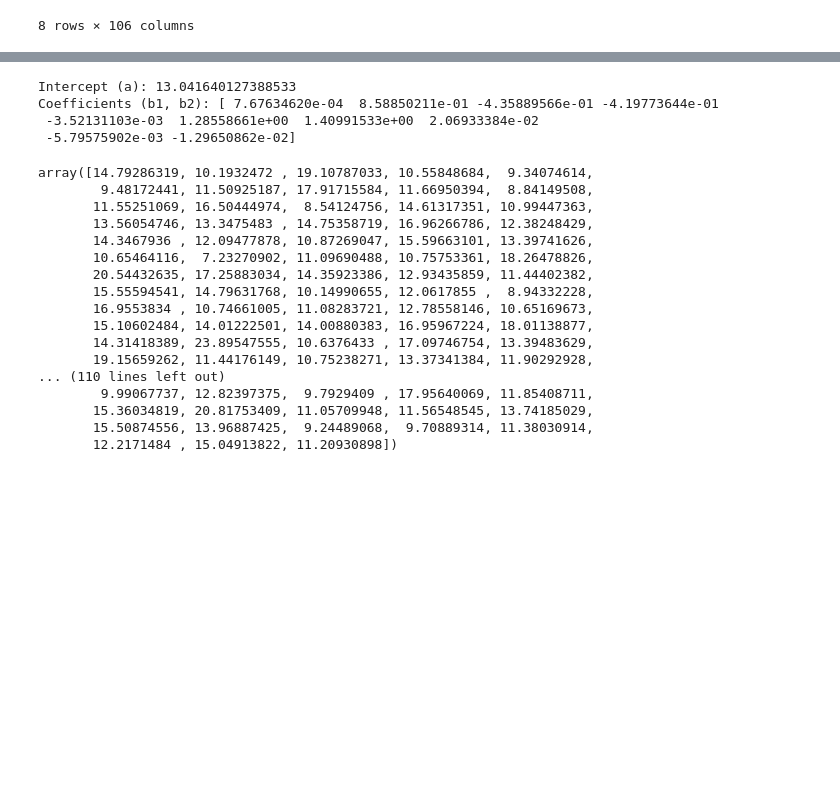
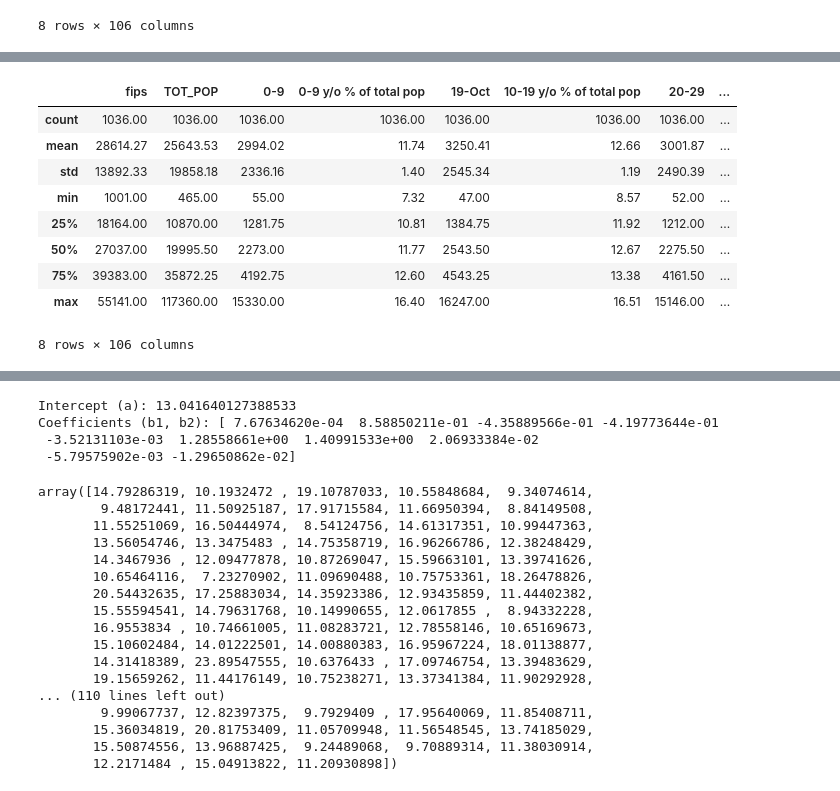
Before and after one commit to Nonpoint93/regularized-linear-regression, a Jupyter notebook: src/explore.ipynb, the cells around one changed output, grey strips where cells are left out. Cells and saved outputs as stored; diff of their text form; code cells hidden in the pictures; blank space fills up the shorter version.

```diff
--- a/src/explore.ipynb
+++ b/src/explore.ipynb
@@ -32,10 +53,14 @@ dataframe.describe()
 # %%
 if dataframe.isnull().sum().sum() > 0 or dataframe.isna().sum().sum():
     dataframe.dropna(axis=1, how=all, inplace=True).reset_index(drop=True)
+    print("[+] There are missing values in the dataset")
 
 
 if dataframe.duplicated().sum() > 0:
     dataframe.drop_duplicates(inplace=True)
+    print("[+] There are duplicated values in the dataset")
+
+dataframe = dataframe.select_dtypes(include=['float64', 'int64'])
 
 dataframe.describe()
 # %% [output]
@@ -51,0 +106,16 @@ dataframe.describe()
+# %%
+def remove_outliers(df, outlier_info):
+
+    for col, info in outlier_info.items():
+        lower_limit = info['lower_bound']
+        upper_limit = info['upper_bound']
+
+        if lower_limit < 0:
+            df = df[df[col] >= lower_limit]
+        if upper_limit > 0:
+            df = df[df[col] <= upper_limit]
+
+
+    return df
+# %%
+outlier_info = identify_outliers(dataframe)
@@ -51,0 +140,28 @@ dataframe.describe()
+# %%
+def remove_outliers(df, outlier_info):
+
+    for col, info in outlier_info.items():
+        lower_limit = info['lower_bound']
+        upper_limit = info['upper_bound']
+
+        if lower_limit < 0:
+            df = df[df[col] >= lower_limit]
+        if upper_limit > 0:
+            df = df[df[col] <= upper_limit]
+
+
+    return df
+# %%
+df_without_outliers = remove_outliers(dataframe.copy(), outlier_info=outlier_info)
+df_without_outliers.describe().round(2)
+# %% [output]
+|  | fips | TOT_POP | 0-9 | 0-9 y/o % of total pop | 19-Oct | 10-19 y/o % of total pop | 20-29 | ... |
+| count | 1036.00 | 1036.00 | 1036.00 | 1036.00 | 1036.00 | 1036.00 | 1036.00 | ... |
+| mean | 28614.27 | 25643.53 | 2994.02 | 11.74 | 3250.41 | 12.66 | 3001.87 | ... |
+| std | 13892.33 | 19858.18 | 2336.16 | 1.40 | 2545.34 | 1.19 | 2490.39 | ... |
+| min | 1001.00 | 465.00 | 55.00 | 7.32 | 47.00 | 8.57 | 52.00 | ... |
+| 25% | 18164.00 | 10870.00 | 1281.75 | 10.81 | 1384.75 | 11.92 | 1212.00 | ... |
+| 50% | 27037.00 | 19995.50 | 2273.00 | 11.77 | 2543.50 | 12.67 | 2275.50 | ... |
+| 75% | 39383.00 | 35872.25 | 4192.75 | 12.60 | 4543.25 | 13.38 | 4161.50 | ... |
+| max | 55141.00 | 117360.00 | 15330.00 | 16.40 | 16247.00 | 16.51 | 15146.00 | ... |
+8 rows × 106 columns
```
Also changed, not shown: parts of 12 cells of this notebook.
